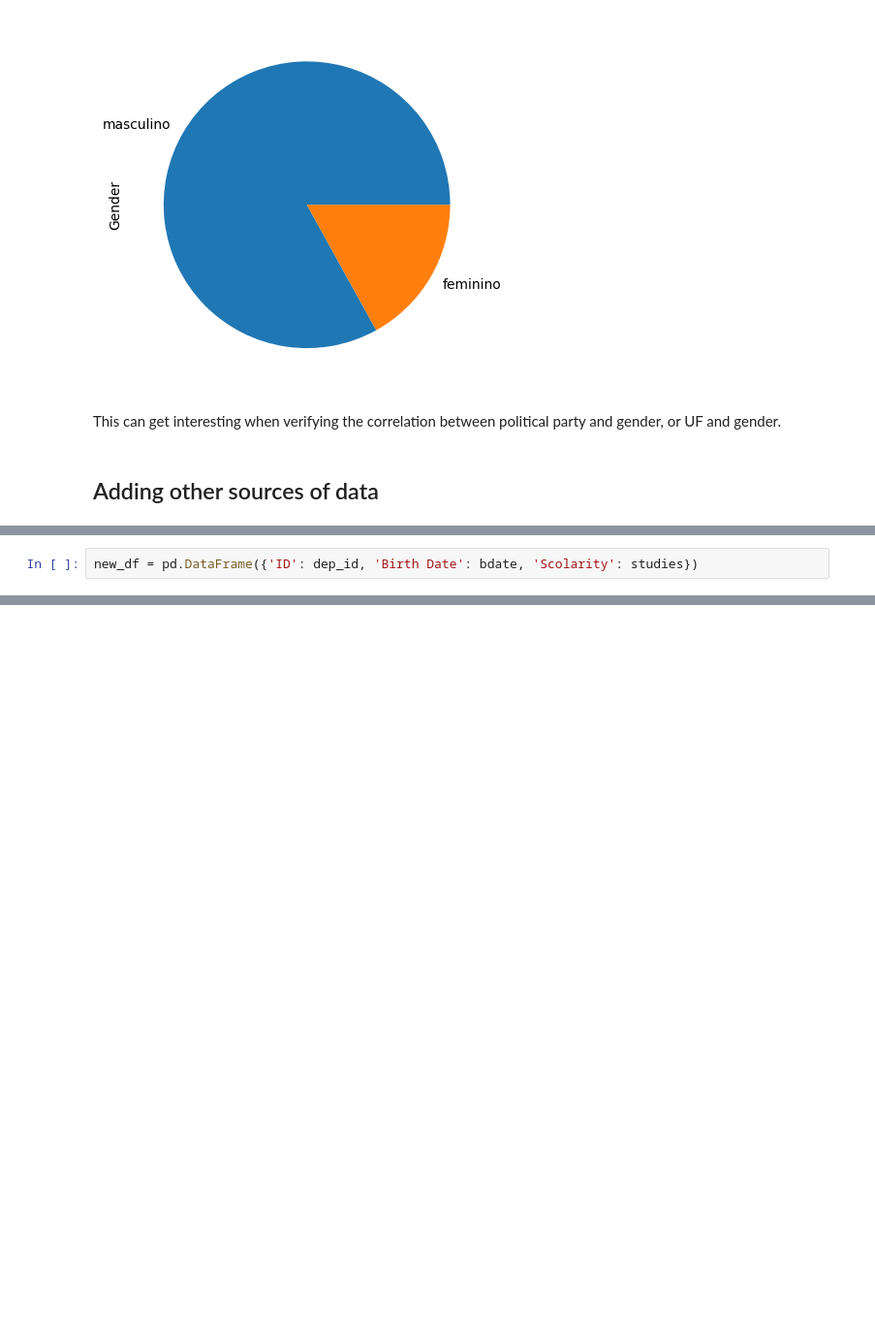
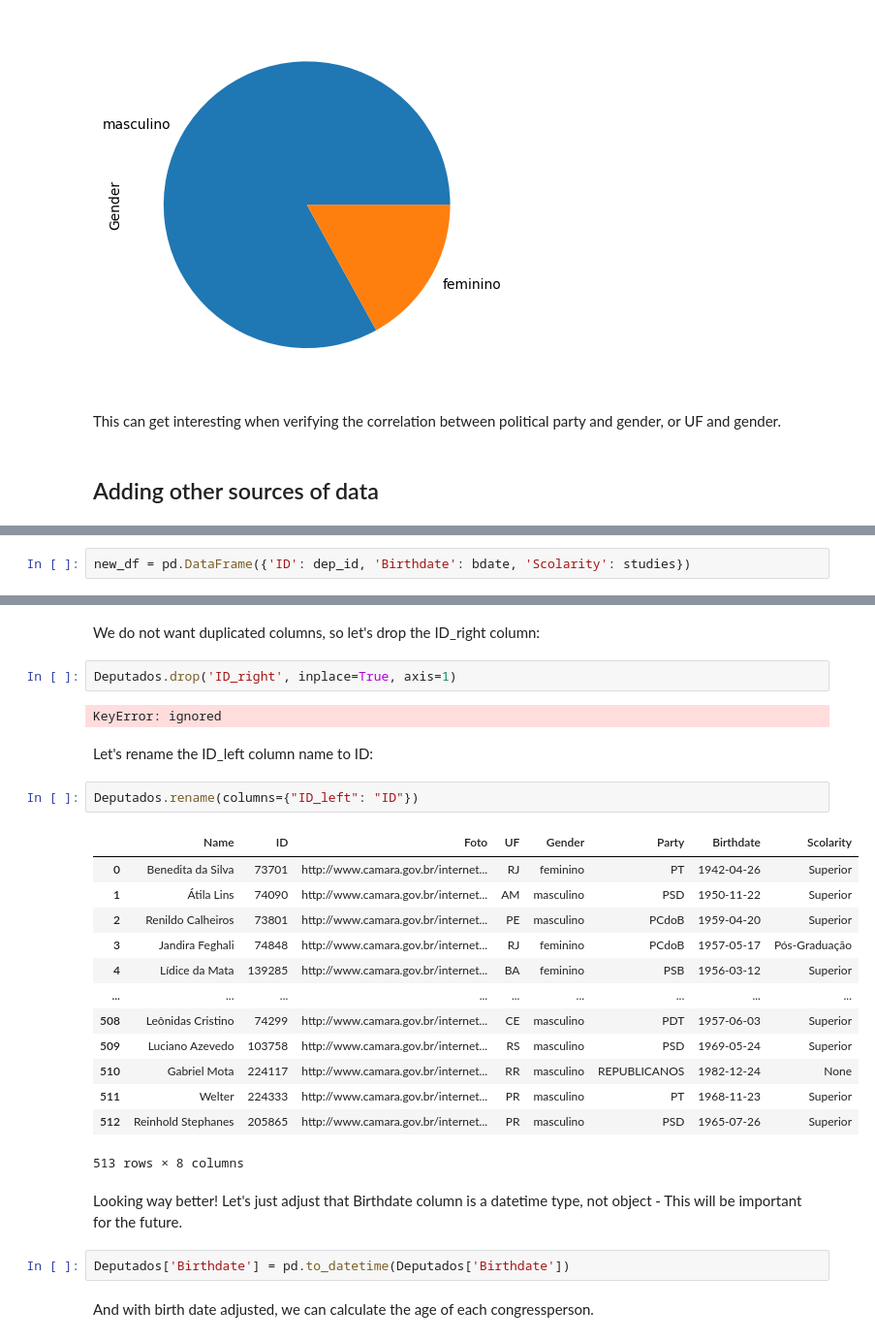
Before and after one commit to Bess-Hub/Project-Citizen-Explorer, a Jupyter notebook: Brazil_Lower_House.ipynb, the cells around one changed output, grey strips where cells are left out. Shown at 97% size. Saved outputs shown, nothing was run; the diff lists cells and outputs as text; blank space fills up the shorter version.

```diff
--- a/Brazil_Lower_House.ipynb
+++ b/Brazil_Lower_House.ipynb
@@ -218,4 +209,4 @@ b'<xml><dados><id>220602</id><uri>https://dadosabertos.camara.leg.br/api/v2/depu
 # %%
-new_df = pd.DataFrame({'ID': dep_id, 'Birth Date': bdate, 'Scolarity': studies})
+new_df = pd.DataFrame({'ID': dep_id, 'Birthdate': bdate, 'Scolarity': studies})
 # %%
 Deputados = Deputados.join(new_df, lsuffix="_left", rsuffix="_right", how='left')
@@ -229,0 +231,30 @@ Deputados.head()
+# %% [markdown]
+We do not want duplicated columns, so let's drop the ID_right column:
+# %%
+Deputados.drop('ID_right', inplace=True, axis=1)
+# %% [output]
+KeyError: ignored
+# %% [markdown]
+Let's rename the ID_left column name to ID:
+# %%
+Deputados.rename(columns={"ID_left": "ID"})
+# %% [output]
+|  | Name | ID | Foto | UF | Gender | Party | Birthdate | Scolarity |
+| 0 | Benedita da Silva | 73701 | http://www.camara.gov.br/internet... | RJ | feminino | PT | 1942-04-26 | Superior |
+| 1 | Átila Lins | 74090 | http://www.camara.gov.br/internet... | AM | masculino | PSD | 1950-11-22 | Superior |
+| 2 | Renildo Calheiros | 73801 | http://www.camara.gov.br/internet... | PE | masculino | PCdoB | 1959-04-20 | Superior |
+| 3 | Jandira Feghali | 74848 | http://www.camara.gov.br/internet... | RJ | feminino | PCdoB | 1957-05-17 | Pós-Graduação |
+| 4 | Lídice da Mata | 139285 | http://www.camara.gov.br/internet... | BA | feminino | PSB | 1956-03-12 | Superior |
+| ... | ... | ... | ... | ... | ... | ... | ... | ... |
+| 508 | Leônidas Cristino | 74299 | http://www.camara.gov.br/internet... | CE | masculino | PDT | 1957-06-03 | Superior |
+| 509 | Luciano Azevedo | 103758 | http://www.camara.gov.br/internet... | RS | masculino | PSD | 1969-05-24 | Superior |
+| 510 | Gabriel Mota | 224117 | http://www.camara.gov.br/internet... | RR | masculino | REPUBLICANOS | 1982-12-24 | None |
+| 511 | Welter | 224333 | http://www.camara.gov.br/internet... | PR | masculino | PT | 1968-11-23 | Superior |
+| 512 | Reinhold Stephanes | 205865 | http://www.camara.gov.br/internet... | PR | masculino | PSD | 1965-07-26 | Superior |
+513 rows × 8 columns
+# %% [markdown]
+Looking way better! Let's just adjust that Birthdate column is a datetime type, not object - This will be important for the future.
+# %%
+Deputados['Birthdate'] = pd.to_datetime(Deputados['Birthdate'])
+# %% [markdown]
+And with birth date adjusted, we can calculate the age of each congressperson.
```
Also changed, not shown: parts of 22 cells of this notebook.
